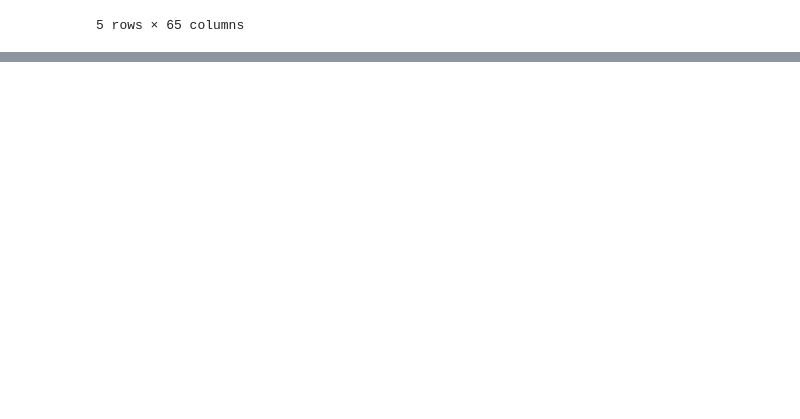
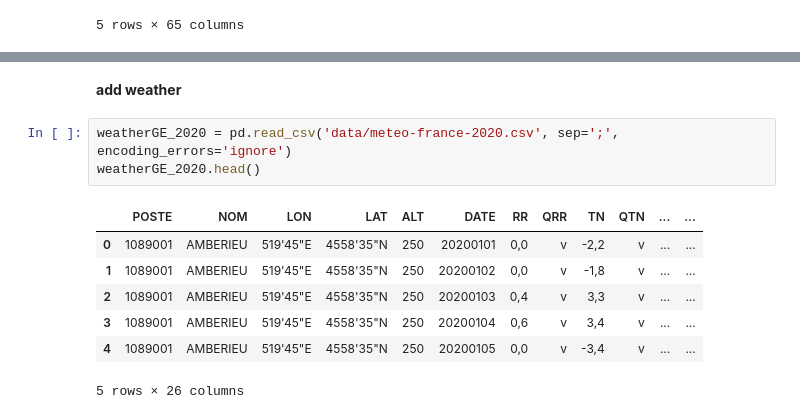
Before and after one commit to Mcrash01/GreenAI, a Jupyter notebook: grand-est_dataset.ipynb, the cells around one changed output, grey strips where cells are left out. Saved outputs shown, nothing was run; the diff lists cells and outputs as text; blank space fills up the shorter version.

```diff
--- a/grand-est_dataset.ipynb
+++ b/grand-est_dataset.ipynb
@@ -21,0 +104,13 @@ missing_values=
+# %% [markdown]
+**add weather**
+# %%
+weatherGE_2020 = pd.read_csv('data/meteo-france-2020.csv', sep=';', encoding_errors='ignore')
+weatherGE_2020.head()
+# %% [output]
+|  | POSTE | NOM | LON | LAT | ALT | DATE | RR | QRR | TN | QTN | ... | ... |
+| 0 | 1089001 | AMBERIEU | 519'45"E | 4558'35"N | 250 | 20200101 | 0,0 | v | -2,2 | v | ... | ... |
+| 1 | 1089001 | AMBERIEU | 519'45"E | 4558'35"N | 250 | 20200102 | 0,0 | v | -1,8 | v | ... | ... |
+| 2 | 1089001 | AMBERIEU | 519'45"E | 4558'35"N | 250 | 20200103 | 0,4 | v | 3,3 | v | ... | ... |
+| 3 | 1089001 | AMBERIEU | 519'45"E | 4558'35"N | 250 | 20200104 | 0,6 | v | 3,4 | v | ... | ... |
+| 4 | 1089001 | AMBERIEU | 519'45"E | 4558'35"N | 250 | 20200105 | 0,0 | v | -3,4 | v | ... | ... |
+5 rows × 26 columns
```
Also changed, not shown: parts of 21 cells of this notebook.
